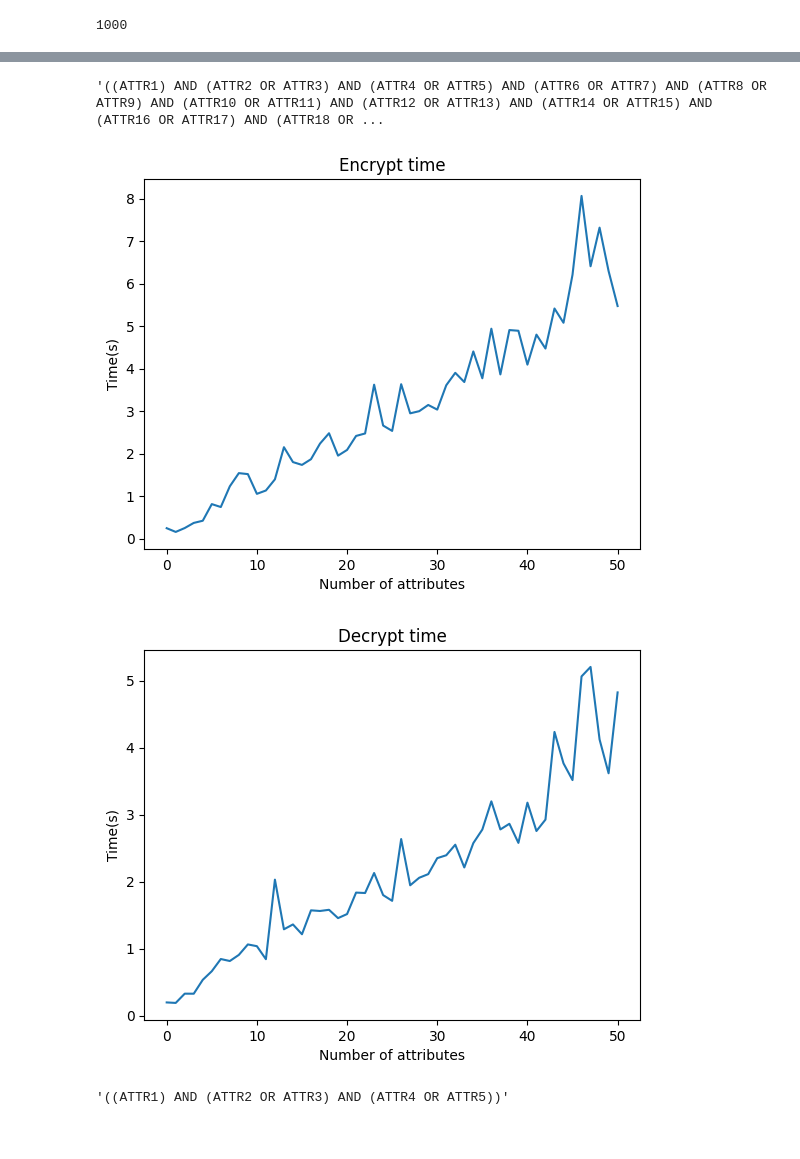
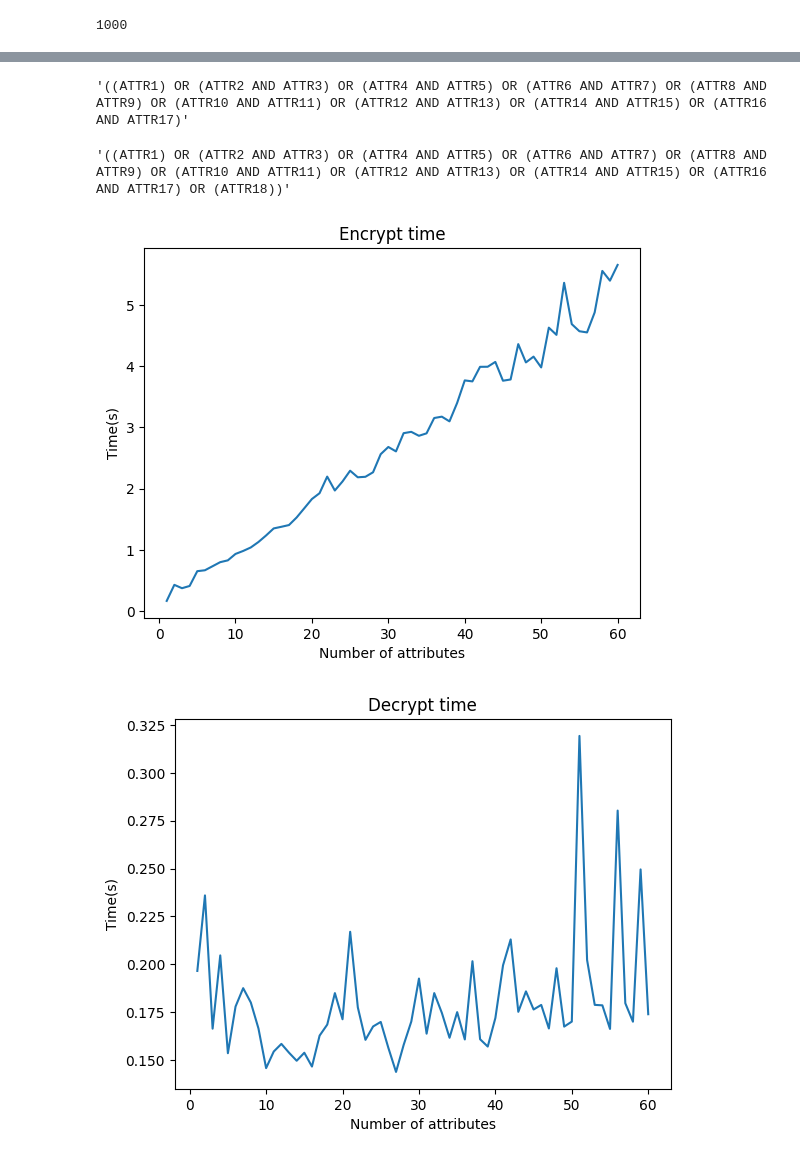
Before and after one commit to luongdinhduc0001/crypto, a Jupyter notebook: test.ipynb, the cells around one changed output, grey strips where cells are left out. Saved outputs shown, nothing was run; the diff lists cells and outputs as text; code cells hidden in the pictures.

```diff
--- a/test.ipynb
+++ b/test.ipynb
@@ -240,7 +240,7 @@ alice = { 'id': 'alice', 'authoritySecretKeys': {}, 'keys': None}
 alice['keys'], users[alice['id']] = maabe.registerUser(GPP)
 authority1 = "authority1"
 for attr in attributes:
-    maabe.keygen(GPP, authorities50[authority1], attr, users[alice['id']], alice['authoritySecretKeys'])
+    maabe.keygen(GPP, authorities60[authority1], attr, users[alice['id']], alice['authoritySecretKeys'])
 # %%
 #alice
 # %%
@@ -298,7 +303,7 @@ def gen_policy(num_attr):
     return policy
 # %%
 AA_time = []
-for i in range(0, 51):
+for i in range(1, 61):
     j = i
     if i == 0:
         j = 1
@@ -321,8 +326,8 @@ plt.show()
 # %%
 userKeygen_times = []
-for i in range(0,51):
+for i in range(1,61):
     j=i
     if i == 0:
         j = 1
-    userKeygen_times.append(userKeygen_time(maabe, GPP, authorities50, attributes[:j]))
+    userKeygen_times.append(userKeygen_time(maabe, GPP, authorities60, attributes[:j]))
 # %%
@@ -336,31 +341,34 @@ plt.savefig('UserKeygen.png')
 # %%
-gen_policy(100)
+gen_policy(17)
 # %% [output]
-'((ATTR1) AND (ATTR2 OR ATTR3) AND (ATTR4 OR ATTR5) AND (ATTR6 OR ATTR7) AND (ATTR8 OR ATTR9) AND (ATTR10 OR ATTR11) AND (ATTR12 OR ATTR13) AND (ATTR14 OR ATTR15) AND (ATTR16 OR ATTR17) AND (ATTR18 OR ...
+'((ATTR1) OR (ATTR2 AND ATTR3) OR (ATTR4 AND ATTR5) OR (ATTR6 AND ATTR7) OR (ATTR8 AND ATTR9) OR (ATTR10 AND ATTR11) OR (ATTR12 AND ATTR13) OR (ATTR14 AND ATTR15) OR (ATTR16 AND ATTR17)'
+# %%
+gen_policy(18)
+# %% [output]
+'((ATTR1) OR (ATTR2 AND ATTR3) OR (ATTR4 AND ATTR5) OR (ATTR6 AND ATTR7) OR (ATTR8 AND ATTR9) OR (ATTR10 AND ATTR11) OR (ATTR12 AND ATTR13) OR (ATTR14 AND ATTR15) OR (ATTR16 AND ATTR17) OR (ATTR18))'
 # %%
 encrypt_times = []
 decrypt_times = []
-for i in range(0,51):
-    k = encrypt_time(GPP, maabe, authorities50, i, alice)
+for i in range(1,61):
+    j = i
+    if i == 0:
+        j = 1
+    k = encrypt_time(GPP, maabe, authorities60, j, alice)
     encrypt_times.append(k[0])
     decrypt_times.append(k[1])
 # %%
-plt.plot(list(range(0,51)), encrypt_times)
+plt.plot(list(range(1,61)), encrypt_times)
 plt.title('Encrypt time')
 plt.xlabel('Number of attributes')
 plt.ylabel('Time(s)')
 plt.savefig('Encrypt.png')
 # %% [output]
-[figure, old version]
+[figure, new version]
 # %%
-plt.plot(list(range(0,51)), decrypt_times)
+plt.plot(list(range(1,61)), decrypt_times)
 plt.title('Decrypt time')
 plt.xlabel('Number of attributes')
 plt.ylabel('Time(s)')
 plt.savefig('Decrypt.png')
 # %% [output]
-[figure, old version]
+[figure, new version]
-# %%
-gen_policy(5)
-# %% [output]
-'((ATTR1) AND (ATTR2 OR ATTR3) AND (ATTR4 OR ATTR5))'
```
Also changed, not shown: parts of 7 cells of this notebook.
